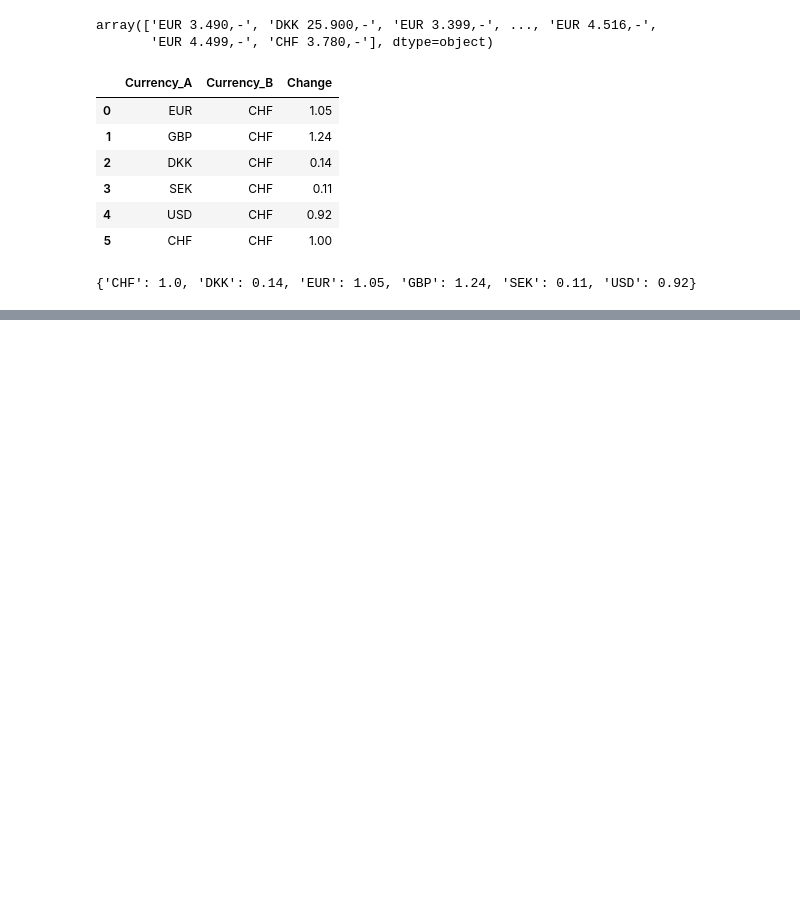
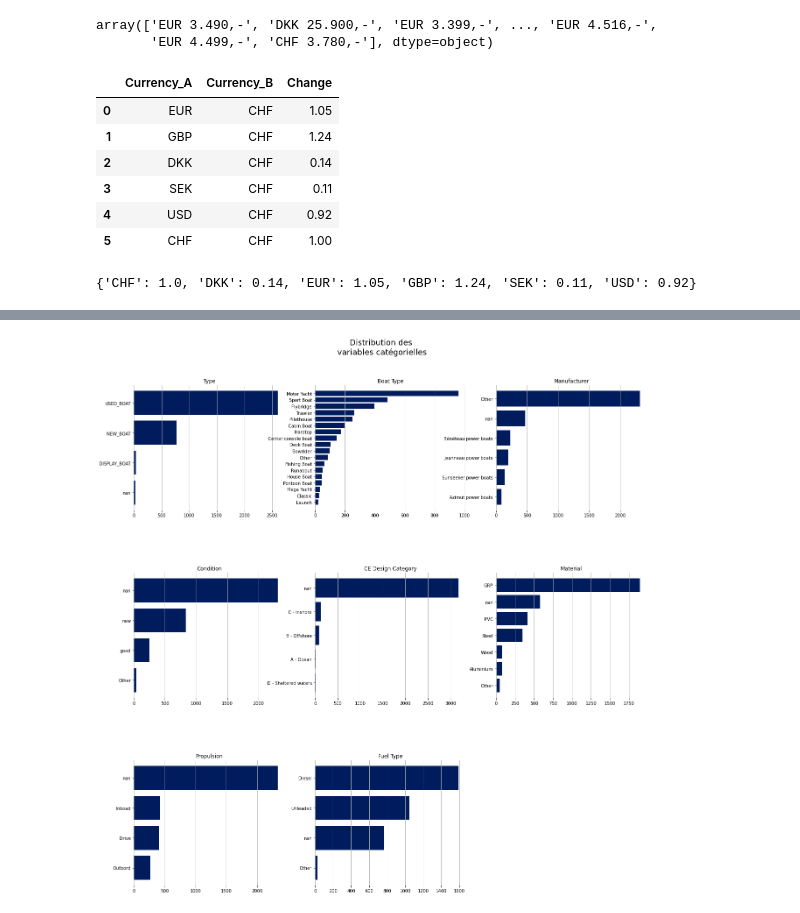
Before and after one commit to Maxime0103/OVF_academy, a Jupyter notebook: Boat_Price.ipynb, the cells around one changed output, grey strips where cells are left out. Drawn from its saved outputs; the diff is of its cells as text; code cells hidden in the pictures; blank space fills up the shorter version.

```diff
--- a/Boat_Price.ipynb
+++ b/Boat_Price.ipynb
@@ -794,0 +841,2 @@ train_val.head(2)
+# %%
+train_val = pd.concat([train_val[cols_sort+['Price_CHF']] , duplicated_boat_clean[cols_sort+['Price_CHF']]] , axis=0  )
@@ -794,0 +1059,8 @@ train_val.head(2)
+# %%
+# On supprime les colonnes que l'on n'exploitera pas (on ajoute Price que nous avons transformer en Price_CHF)
+train.drop(columns = ["Model", "Equipment", "Location", "Boat name", "Hull Color", 'Engine', 'Price'], inplace=True)
+
+# On supprime également les variables de la liste des catégorielle
+col_categoricals = [col for col in col_categoricals if col not in ["Model", "Equipment", "Location", "Boat name", "Hull Color", 'Engine', 'Price']]
+
+print(col_categoricals)
@@ -794,0 +1187,29 @@ train_val.head(2)
+# %%
+# On peut maintenant regarder la distribution des variables catégorielles
+temp=pd.melt(train[col_categoricals].reset_index(), id_vars='index', value_vars=col_categoricals).iloc[:,-2:].astype(str)
+
+ncols = 3
+nrows = len(col_categoricals) // ncols + (len(col_categoricals) % ncols > 0)
+
+plt.figure(figsize=(21, 21))
+plt.subplots_adjust(hspace=0.5)
+plt.suptitle("Distribution des \nvariables catégorielles", fontsize=18, y=0.95)
+
+for n, variable in enumerate(col_categoricals):
+    # add a new subplot iteratively
+    ax = plt.subplot(nrows, ncols, n + 1)
+
+    temp2=pd.DataFrame(temp[temp['variable']==variable]['value'].value_counts(dropna=False)).reset_index().sort_values(by='value' , ascending=True)
+    ax.barh(y= temp2['index'], width= temp2['value'], color='#011C5D')
+
+    ax.grid(b=True, which='major', axis='x')
+    ax.spines['top'].set_visible(False)
+    ax.spines['right'].set_visible(False)
+    ax.spines['bottom'].set_visible(False)
+    ax.spines['left'].set_visible(False)
+
+    ax.set_title(variable, loc= 'center', fontsize=12)
+
+del(temp, temp2)
+# %% [output]
+[figure, added]
```
Also changed, not shown: parts of 74 cells of this notebook.
